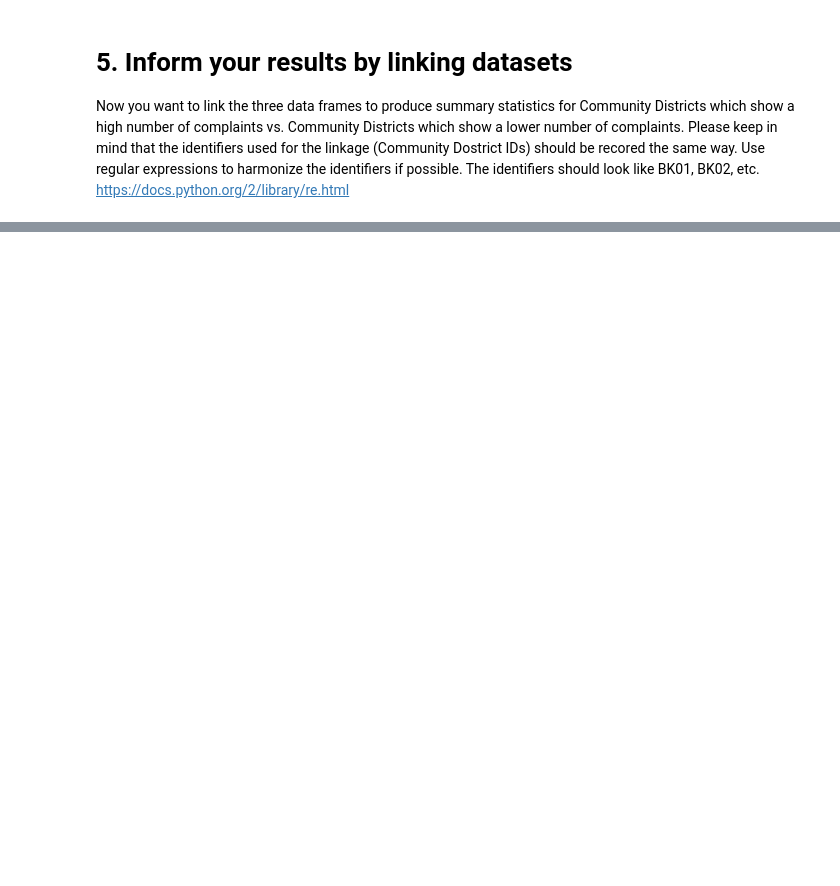
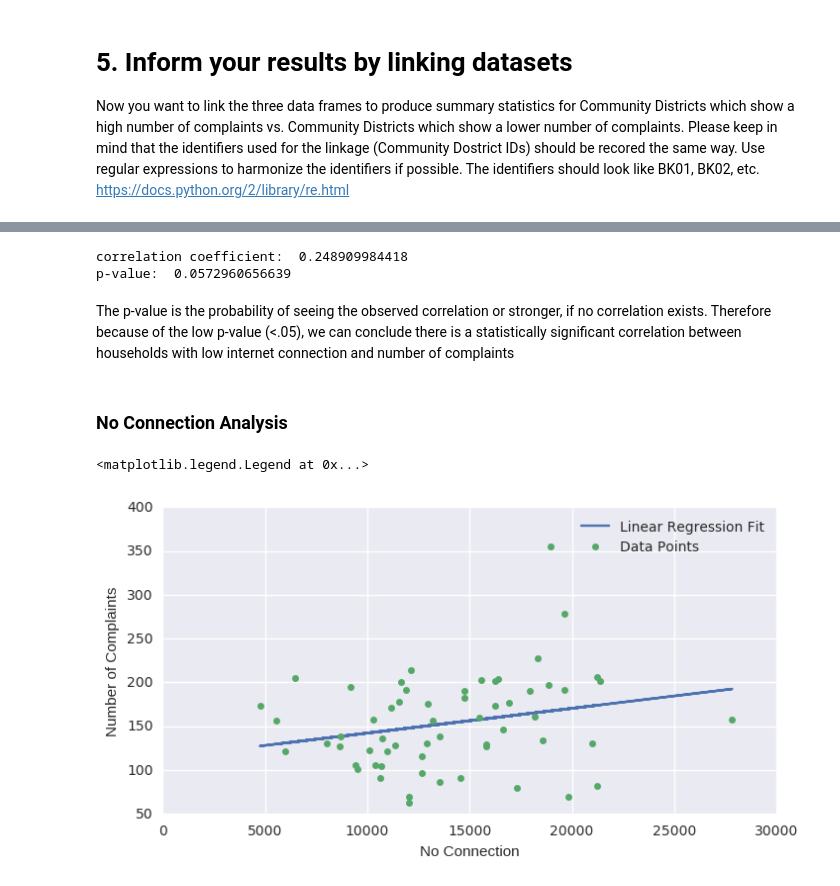
Before and after one commit to dfay88-zz/PUI2016_df1383, a Jupyter notebook: HW8_df1383/HW8_1_df1383.ipynb, the cells around one changed output, grey strips where cells are left out. Drawn from its saved outputs; the diff is of its cells as text; code cells hidden in the pictures; blank space fills up the shorter version.

```diff
--- a/HW8_df1383/HW8_1_df1383.ipynb
+++ b/HW8_df1383/HW8_1_df1383.ipynb
@@ -103,0 +673,27 @@ https://docs.python.org/2/library/re.html
+# %%
+import math
+import scipy.stats as st
+corr_low_int, p_low_int = st.pearsonr(complaint_demo_internet.low_internet_conection, complaint_demo_internet.num_complaints)
+print ('correlation coefficient: ', corr_low_int)
+print ('p-value: ', p_low_int)
+# %% [output]
+correlation coefficient:  0.248909984418
+p-value:  0.0572960656639
+# %% [markdown]
+The p-value is the probability of seeing the observed correlation or stronger, if no correlation exists. Therefore because of the low p-value (<.05), we can conclude there is a statistically significant correlation between households with low internet connection and number of complaints
+# %% [markdown]
+### No Connection Analysis
+# %%
+lm_no_int = smf.ols(formula=' num_complaints ~ no_connection', data=complaint_demo_internet).fit()
+pred_no_int = lm_no_int.predict()
+
+plt.figure(figsize=(8,4))
+plt.plot(complaint_demo_internet.no_connection, pred_no_int, label='Linear Regression Fit')
+plt.plot(complaint_demo_internet.no_connection, complaint_demo_internet.num_complaints,
+                  'o', markersize=5, label='Data Points')
+plt.xlabel('No Connection')
+plt.ylabel('Number of Complaints')
+plt.legend()
+# %% [output]
+<matplotlib.legend.Legend at 0x...>
+[figure, added]
```
Also changed, not shown: parts of 61 cells of this notebook, 1 other file.
